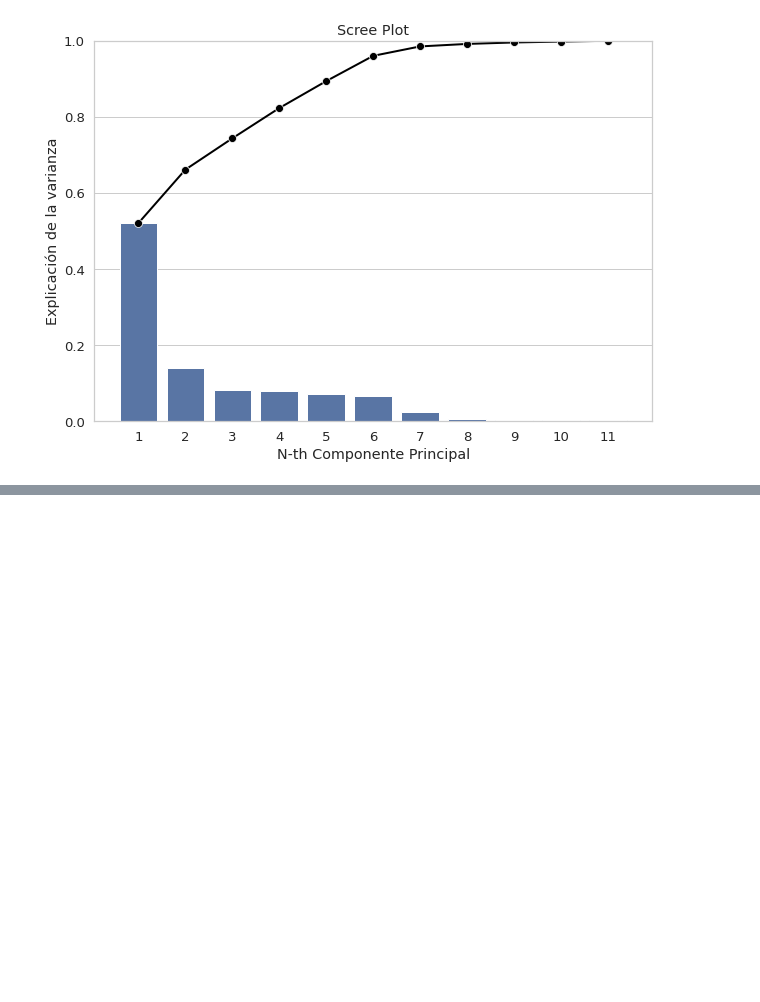
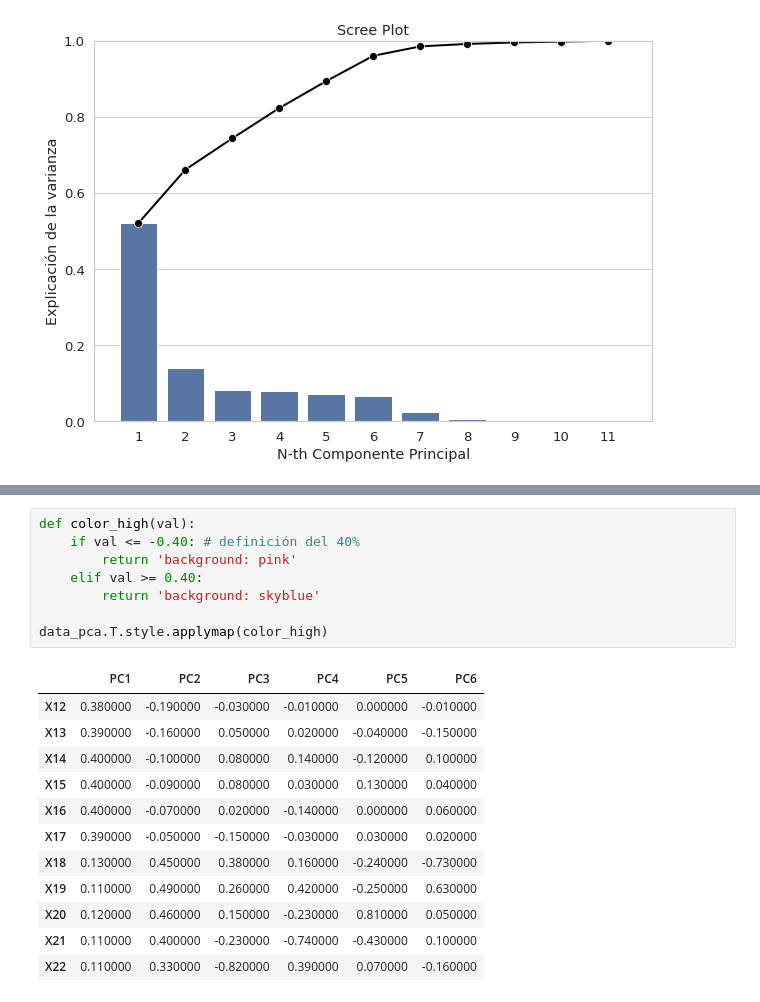
Before and after one commit to PosgradoMNA/actividades-del-projecto-equipo-118, a Jupyter notebook: Equipo118_Tarea2_Modulo3.ipynb, the cells around one changed output, grey strips where cells are left out. Drawn from its saved outputs; the diff is of its cells as text; blank space fills up the shorter version.

```diff
--- a/Equipo118_Tarea2_Modulo3.ipynb
+++ b/Equipo118_Tarea2_Modulo3.ipynb
@@ -477,0 +483,21 @@ Al final, se intentó realizar una limpieza de todas aquellas variables que ten
+# %%
+def color_high(val):
+    if val <= -0.40: # definición del 40%
+        return 'background: pink'
+    elif val >= 0.40:
+        return 'background: skyblue'
+
+data_pca.T.style.applymap(color_high)
+# %% [output]
+|  | PC1 | PC2 | PC3 | PC4 | PC5 | PC6 |
+| X12 | 0.380000 | -0.190000 | -0.030000 | -0.010000 | 0.000000 | -0.010000 |
+| X13 | 0.390000 | -0.160000 | 0.050000 | 0.020000 | -0.040000 | -0.150000 |
+| X14 | 0.400000 | -0.100000 | 0.080000 | 0.140000 | -0.120000 | 0.100000 |
+| X15 | 0.400000 | -0.090000 | 0.080000 | 0.030000 | 0.130000 | 0.040000 |
+| X16 | 0.400000 | -0.070000 | 0.020000 | -0.140000 | 0.000000 | 0.060000 |
+| X17 | 0.390000 | -0.050000 | -0.150000 | -0.030000 | 0.030000 | 0.020000 |
+| X18 | 0.130000 | 0.450000 | 0.380000 | 0.160000 | -0.240000 | -0.730000 |
+| X19 | 0.110000 | 0.490000 | 0.260000 | 0.420000 | -0.250000 | 0.630000 |
+| X20 | 0.120000 | 0.460000 | 0.150000 | -0.230000 | 0.810000 | 0.050000 |
+| X21 | 0.110000 | 0.400000 | -0.230000 | -0.740000 | -0.430000 | 0.100000 |
+| X22 | 0.110000 | 0.330000 | -0.820000 | 0.390000 | 0.070000 | -0.160000 |
```
Also changed, not shown: parts of 18 cells of this notebook.
